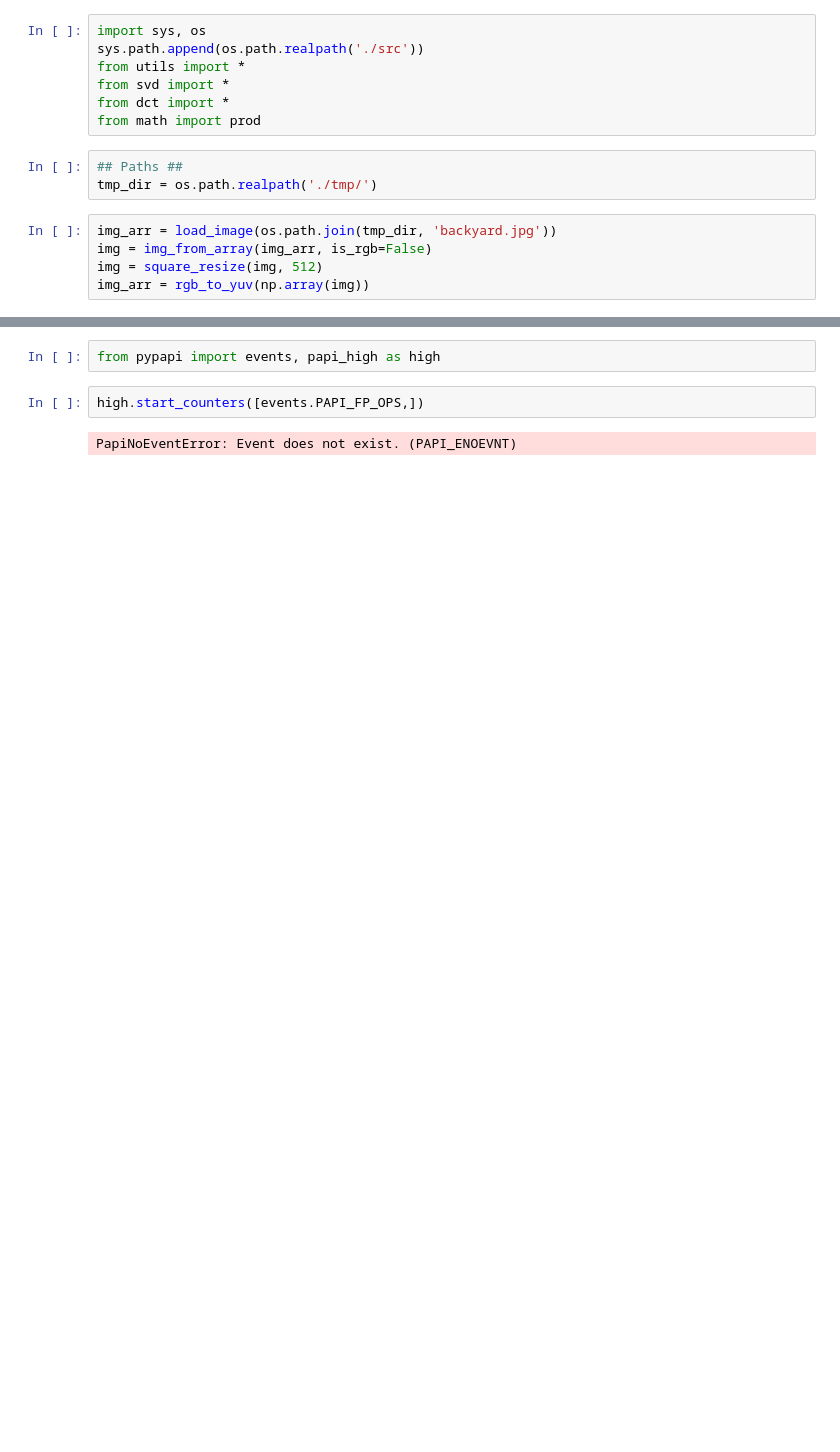
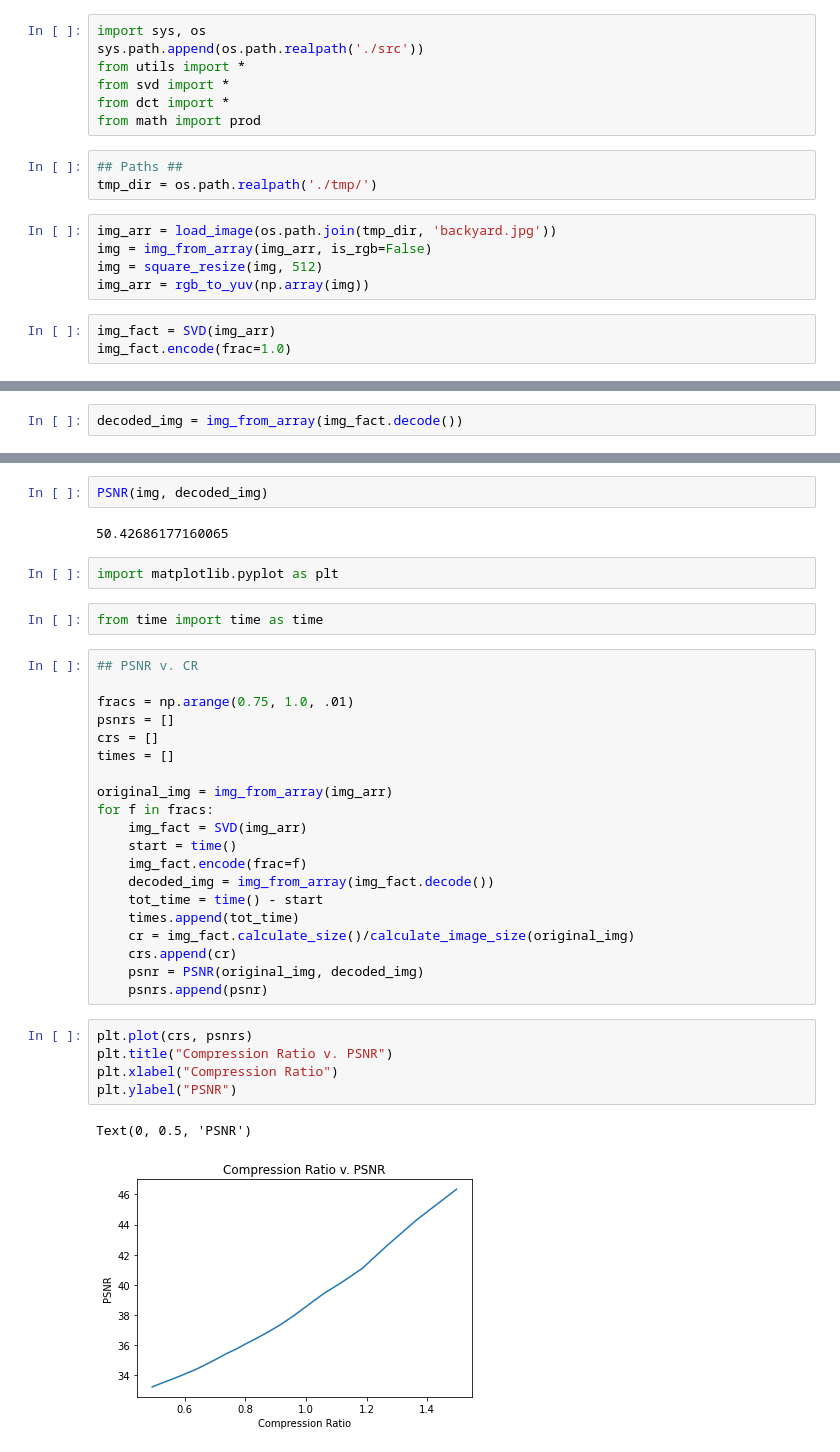
Before and after one commit to juanmoo/dctProject, a Jupyter notebook: Untitled.ipynb, the cells around one changed output, grey strips where cells are left out. Drawn from its saved outputs; the diff is of its cells as text; blank space fills up the shorter version.

```diff
--- a/Untitled.ipynb
+++ b/Untitled.ipynb
@@ -13,3 +13,6 @@ img_arr = load_image(os.path.join(tmp_dir, 'backyard.jpg'))
 img = img_from_array(img_arr, is_rgb=False)
 img = square_resize(img, 512)
 img_arr = rgb_to_yuv(np.array(img))
+# %%
+img_fact = SVD(img_arr)
+img_fact.encode(frac=1.0)
@@ -16,3 +21,5 @@ img_arr = rgb_to_yuv(np.array(img))
+# %%
+decoded_img = img_from_array(img_fact.decode())
 # %%
 img_fact.calculate_size()/calculate_image_size(img)
 # %% [output]
@@ -20,6 +27,36 @@ img_fact.calculate_size()/calculate_image_size(img)
+# %%
+PSNR(img, decoded_img)
+# %% [output]
+50.42686177160065
+# %%
+import matplotlib.pyplot as plt
 # %%
-from pypapi import events, papi_high as high
+from time import time as time
-# %%
-high.start_counters([events.PAPI_FP_OPS,])
-# %% [output]
-PapiNoEventError: Event does not exist. (PAPI_ENOEVNT)
+# %%
+## PSNR v. CR
+
+fracs = np.arange(0.75, 1.0, .01)
+psnrs = []
+crs = []
+times = []
+
+original_img = img_from_array(img_arr)
+for f in fracs:
+    img_fact = SVD(img_arr)
+    start = time()
+    img_fact.encode(frac=f)
+    decoded_img = img_from_array(img_fact.decode())
+    tot_time = time() - start
+    times.append(tot_time)
+    cr = img_fact.calculate_size()/calculate_image_size(original_img)
+    crs.append(cr)
+    psnr = PSNR(original_img, decoded_img)
+    psnrs.append(psnr)
+# %%
+plt.plot(crs, psnrs)
+plt.title("Compression Ratio v. PSNR")
+plt.xlabel("Compression Ratio")
+plt.ylabel("PSNR")
+# %% [output]
+Text(0, 0.5, 'PSNR')
+[figure, added]
```
Also changed, not shown: parts of 8 cells of this notebook, 7 other files.
